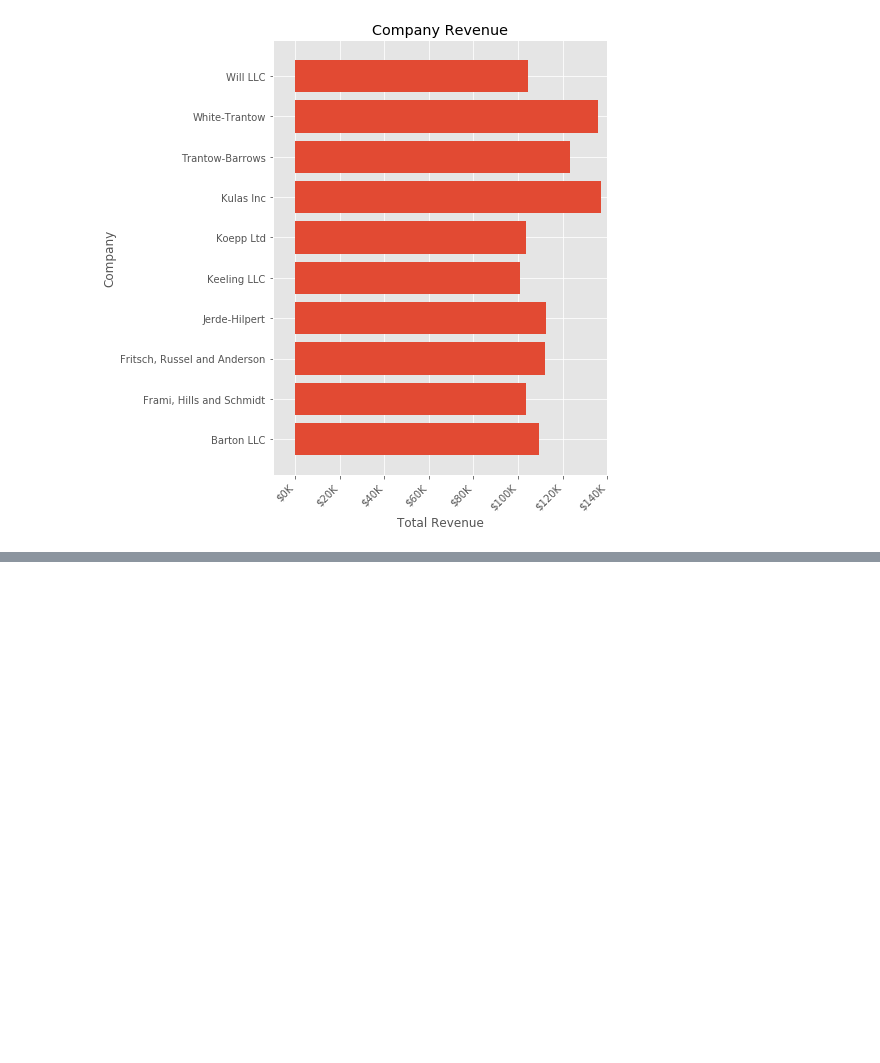
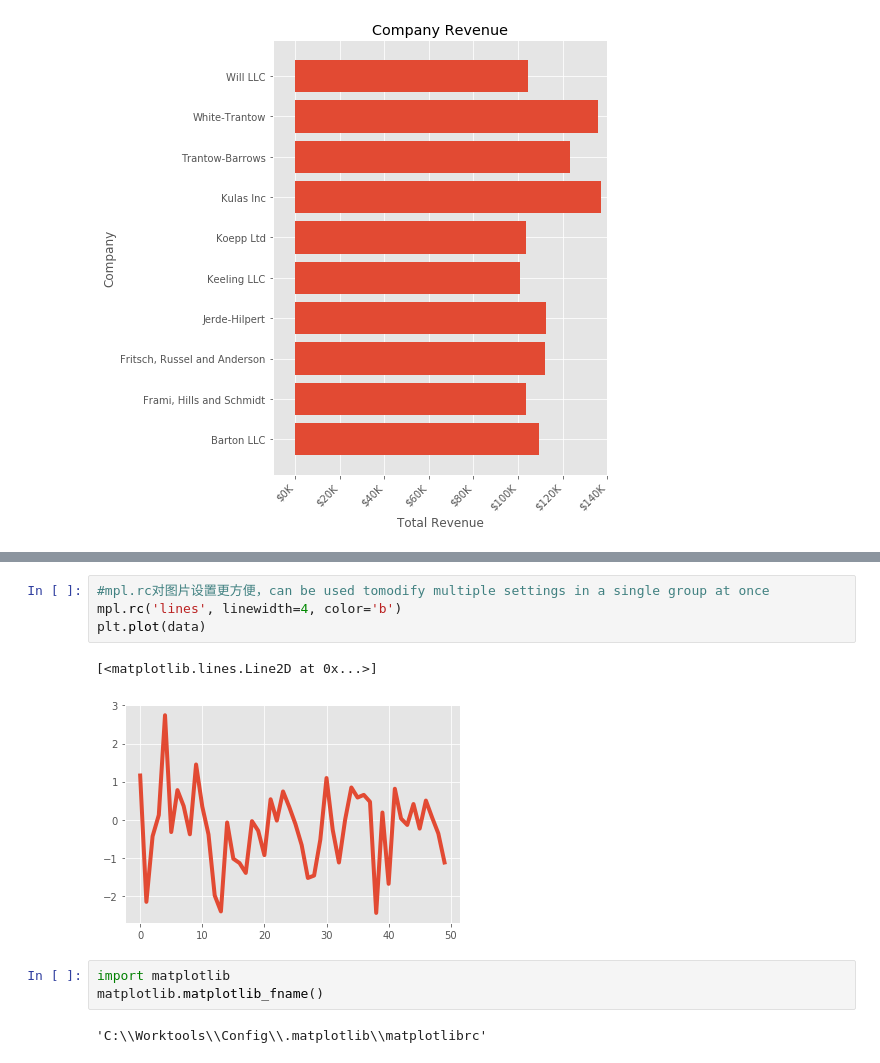
Before and after one commit to apricoteriop456/whh-python-homework, a Jupyter notebook: matplotlib_exercises.ipynb, the cells around one changed output, grey strips where cells are left out. Saved outputs shown, nothing was run; the diff lists cells and outputs as text; blank space fills up the shorter version.

```diff
--- a/matplotlib_exercises.ipynb
+++ b/matplotlib_exercises.ipynb
@@ -275,0 +299,12 @@ fig.savefig('sales.png')
+# %%
+#mpl.rc对图片设置更方便，can be used tomodify multiple settings in a single group at once
+mpl.rc('lines', linewidth=4, color='b')
+plt.plot(data)
+# %% [output]
+[<matplotlib.lines.Line2D at 0x...>]
+[figure, added]
+# %%
+import matplotlib
+matplotlib.matplotlib_fname()
+# %% [output]
+'C:\\Worktools\\Config\\.matplotlib\\matplotlibrc'
```
Also changed, not shown: parts of 14 cells of this notebook.
